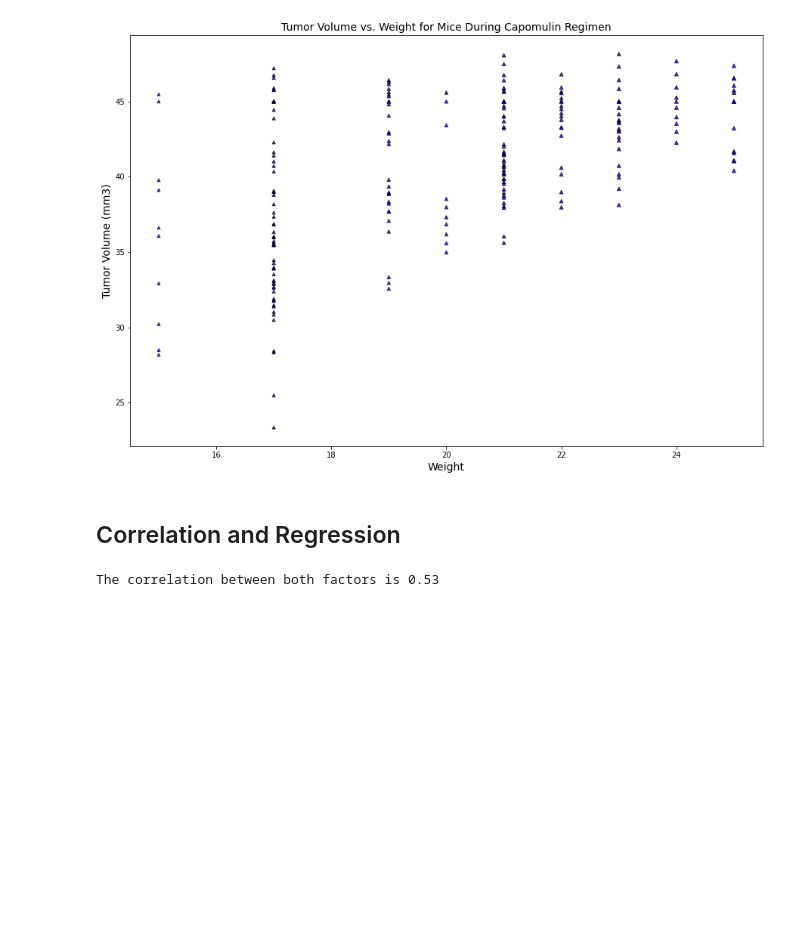
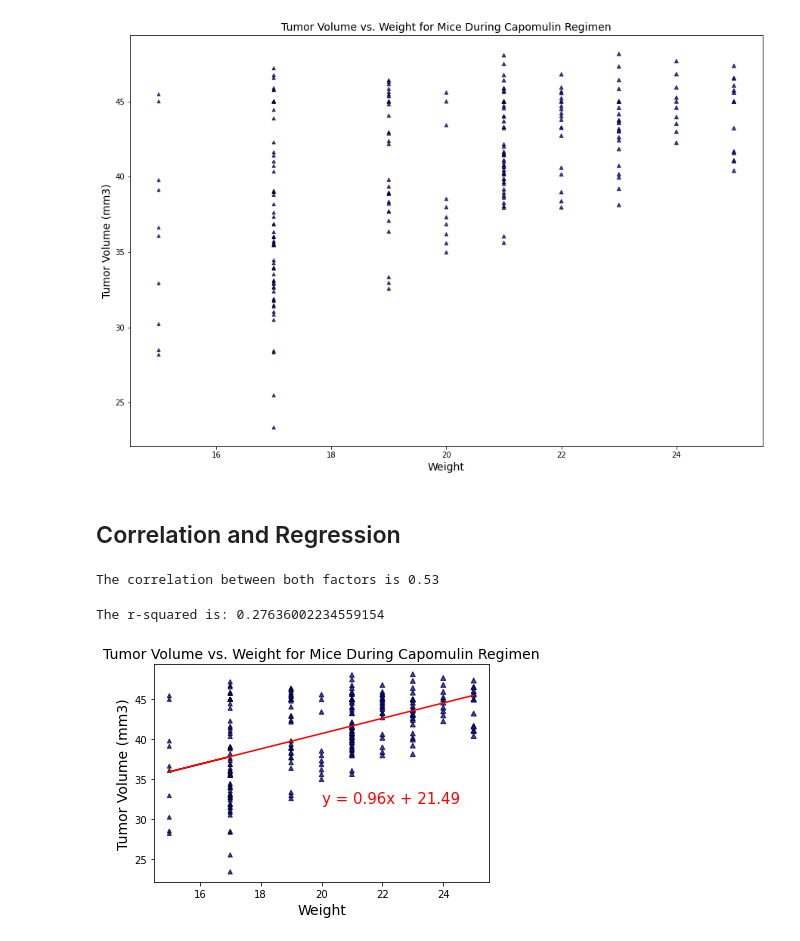
Before and after one commit to AgapeofIcarus/matplotlib-challenge, a Jupyter notebook: Pymaceuticals.ipynb, the cells around one changed output. Saved outputs shown, nothing was run; the diff lists cells and outputs as text; code cells hidden in the pictures; blank space fills up the shorter version.

Commit message:
generated linear regression model

```diff
--- a/Pymaceuticals.ipynb
+++ b/Pymaceuticals.ipynb
@@ -390,3 +391,21 @@ correlation = st.pearsonr(weight, tumors_vol)
 print(f"The correlation between both factors is {round(correlation[0],2)}")
 # %% [output]
 The correlation between both factors is 0.53
+# %%
+#Calculate linear regression and chart line over scatterplot
+x_axis = weight
+(slope, intercept, rvalue, pvalue, stderr) = linregress(weight, tumors_vol)
+regress_values = weight * slope + intercept
+line_eq = "y = " + str(round(slope,2)) + "x + " + str(round(intercept,2))
+plt.scatter(x_axis, tumors_vol, marker="^", facecolors="blue", edgecolors="black",
+            s=x_axis, alpha=0.75)
+plt.plot(x_axis,regress_values,"r-")
+plt.annotate(line_eq,(20,32),fontsize=15,color="red")
+plt.title("Tumor Volume vs. Weight for Mice During Capomulin Regimen", fontsize=14)
+plt.ylabel('Tumor Volume (mm3)',fontsize = 14)
+plt.xlabel('Weight',fontsize = 14)
+print(f"The r-squared is: {rvalue**2}")
+plt.show()
+# %% [output]
+The r-squared is: 0.27636002234559154
+[figure, added]
```
Also changed, not shown: parts of 1 cell of this notebook.
